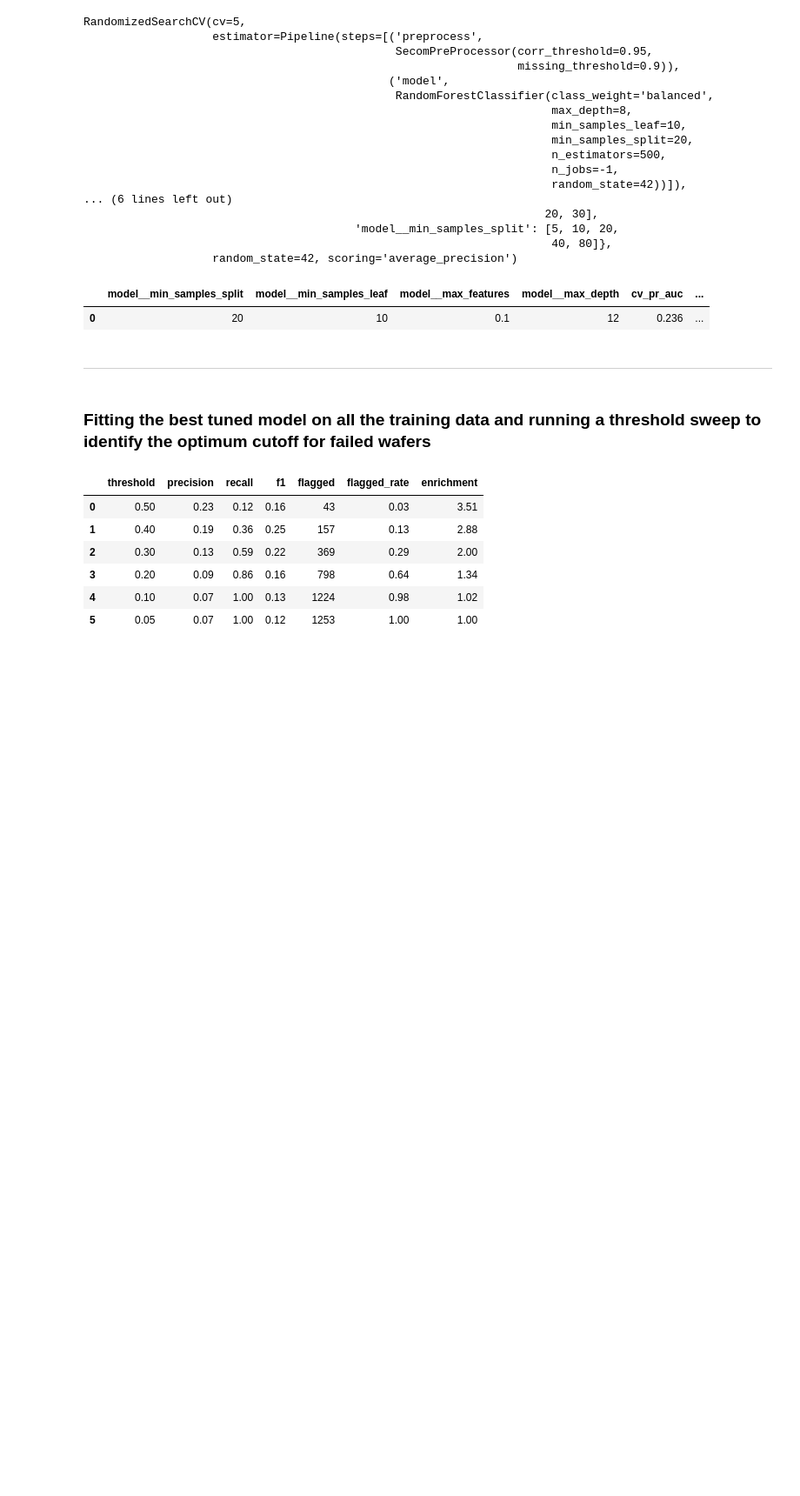
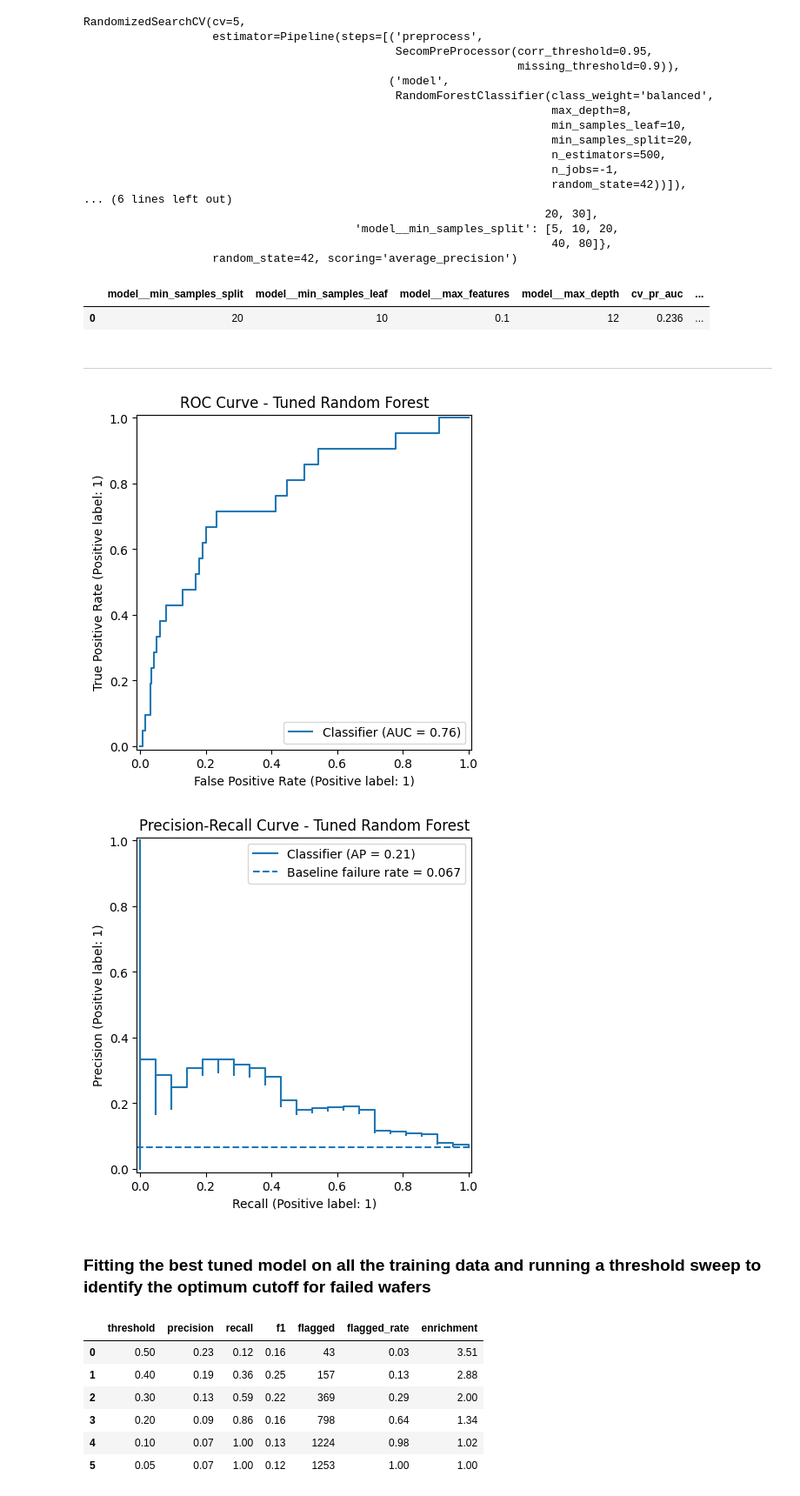
Before and after one commit to intuitiveengineer/secom-ml, a Jupyter notebook: notebooks/01-modeling.ipynb, the cells around one changed output. Shown at 87% size. Drawn from its saved outputs; the diff is of its cells as text; code cells hidden in the pictures; blank space fills up the shorter version.

Commit message:
updated the secomtransformer transform function to be more readable and enforce column list and added tuned model roc-auc and pr-auc curves

```diff
--- a/notebooks/01-modeling.ipynb
+++ b/notebooks/01-modeling.ipynb
@@ -100,9 +100,15 @@ class SecomPreProcessor(BaseEstimator, TransformerMixin):
     def transform(self, X: pd.DataFrame) -> pd.DataFrame:
         X = X.copy()
 
-        X = X.reindex(columns=self.feature_names_out_)
+        X = X.drop(
+            columns=self.null_cols_ + self.zero_var_cols_ + self.corr_cols_,
+            errors="ignore"
+        )
 
         X = X.fillna(self.medians_)
+
+        if list(X.columns) != self.feature_names_out_:
+            raise ValueError("Transformed columns do not match fitted columns.")
 
         return X
 
@@ -354,6 +360,41 @@ best_params_df
 | 0 | 20 | 10 | 0.1 | 12 | 0.236 | ... |
 # %% [markdown]
 ___
+# %%
+# Plot ROC and Precision-Recall curves for tuned RF on holdout test set
+
+fig, ax = plt.subplots(figsize=(6, 5))
+
+RocCurveDisplay.from_predictions(
+    y_test,
+    y_proba,
+    ax=ax
+)
+
+ax.set_title("ROC Curve - Tuned Random Forest")
+plt.show()
+
+
+fig, ax = plt.subplots(figsize=(6, 5))
+
+PrecisionRecallDisplay.from_predictions(
+    y_test,
+    y_proba,
+    ax=ax
+)
+
+ax.axhline(
+    y=y_test.mean(),
+    linestyle="--",
+    label=f"Baseline failure rate = {y_test.mean():.3f}"
+)
+
+ax.set_title("Precision-Recall Curve - Tuned Random Forest")
+ax.legend()
+plt.show()
+# %% [output]
+[figure, added]
+[figure, added]
 # %% [markdown]
 ### Fitting the best tuned model on all the training data and running a threshold sweep to identify the optimum cutoff for failed wafers
 # %%
```
